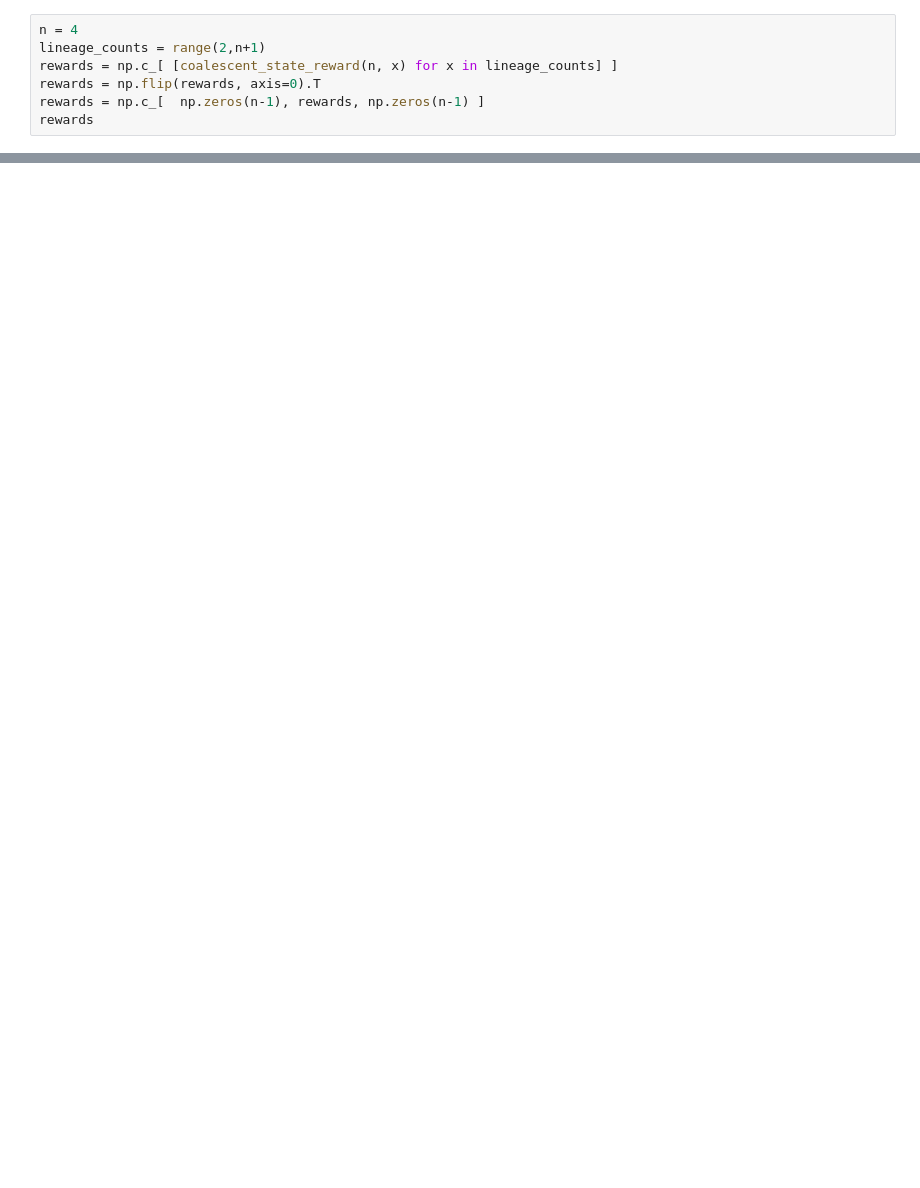
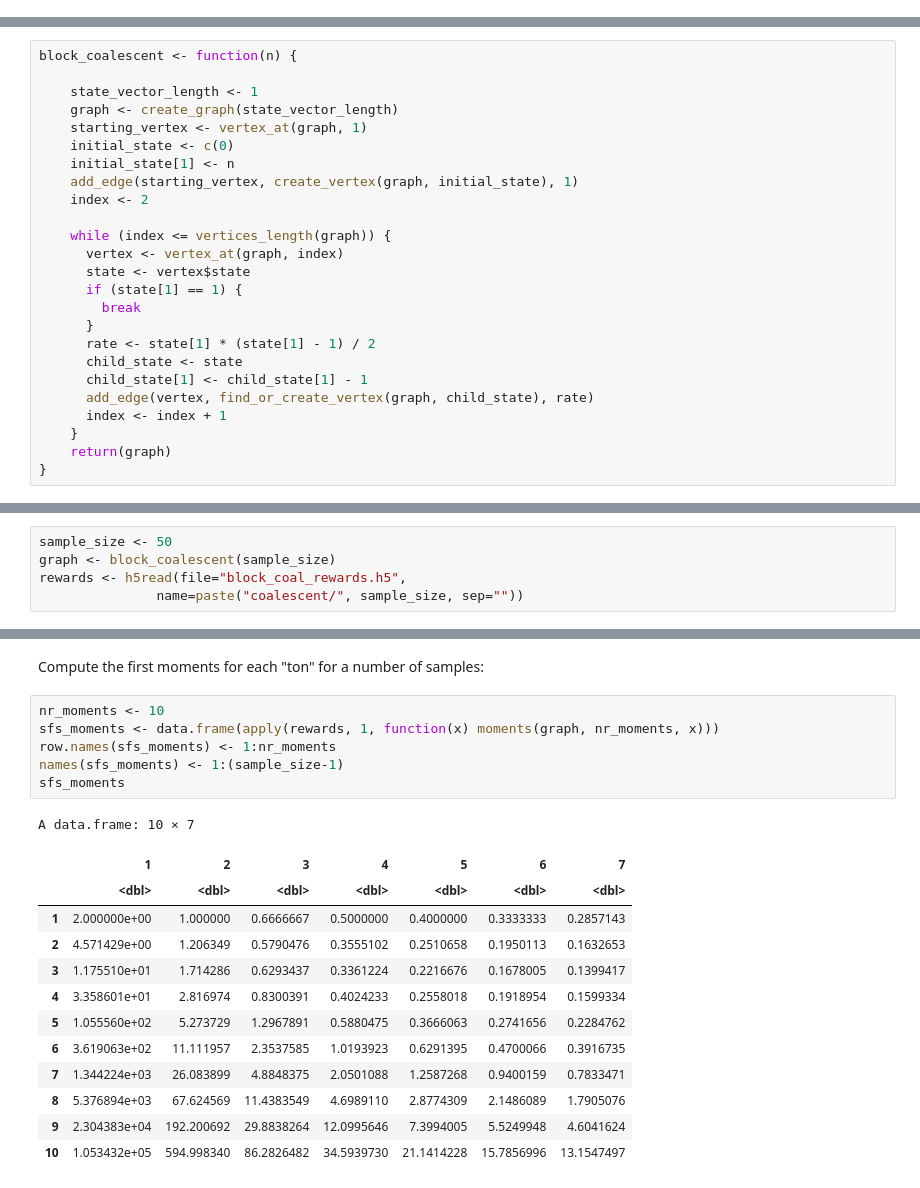
Before and after one commit to munch-group/phase-type-distributions, a Jupyter notebook: notebooks/python_notebooks/partitions.ipynb, the cells around one changed output, grey strips where cells are left out. Saved outputs shown, nothing was run; the diff lists cells and outputs as text; blank space fills up the shorter version.

```diff
--- a/notebooks/python_notebooks/partitions.ipynb
+++ b/notebooks/python_notebooks/partitions.ipynb
@@ -80,7 +0,0 @@ array([2., 1., 0.])
-# %%
-n = 4
-lineage_counts = range(2,n+1)
-rewards = np.c_[ [coalescent_state_reward(n, x) for x in lineage_counts] ]
-rewards = np.flip(rewards, axis=0).T
-rewards = np.c_[  np.zeros(n-1), rewards, np.zeros(n-1) ]
-rewards
@@ -334,0 +113,25 @@ list(permutations(p))
+# %%
+block_coalescent <- function(n) {
+
+    state_vector_length <- 1
+    graph <- create_graph(state_vector_length)
+    starting_vertex <- vertex_at(graph, 1)
+    initial_state <- c(0)
+    initial_state[1] <- n
+    add_edge(starting_vertex, create_vertex(graph, initial_state), 1)
+    index <- 2
+
+    while (index <= vertices_length(graph)) {
+      vertex <- vertex_at(graph, index)
+      state <- vertex$state
+      if (state[1] == 1) {
+        break
+      }
+      rate <- state[1] * (state[1] - 1) / 2
+      child_state <- state
+      child_state[1] <- child_state[1] - 1
+      add_edge(vertex, find_or_create_vertex(graph, child_state), rate)
+      index <- index + 1
+    }
+    return(graph)
+}
@@ -334,0 +338,5 @@ list(permutations(p))
+# %%
+sample_size <- 50
+graph <- block_coalescent(sample_size)
+rewards <- h5read(file="block_coal_rewards.h5",
+               name=paste("coalescent/", sample_size, sep=""))
@@ -334,0 +355,22 @@ list(permutations(p))
+# %% [markdown]
+Compute the first moments for each "ton" for a number of samples:
+# %%
+nr_moments <- 10
+sfs_moments <- data.frame(apply(rewards, 1, function(x) moments(graph, nr_moments, x)))
+row.names(sfs_moments) <- 1:nr_moments
+names(sfs_moments) <- 1:(sample_size-1)
+sfs_moments
+# %% [output]
+A data.frame: 10 × 7
+|  | 1 | 2 | 3 | 4 | 5 | 6 | 7 |
+|  | <dbl> | <dbl> | <dbl> | <dbl> | <dbl> | <dbl> | <dbl> |
+| 1 | 2.000000e+00 | 1.000000 | 0.6666667 | 0.5000000 | 0.4000000 | 0.3333333 | 0.2857143 |
+| 2 | 4.571429e+00 | 1.206349 | 0.5790476 | 0.3555102 | 0.2510658 | 0.1950113 | 0.1632653 |
+| 3 | 1.175510e+01 | 1.714286 | 0.6293437 | 0.3361224 | 0.2216676 | 0.1678005 | 0.1399417 |
+| 4 | 3.358601e+01 | 2.816974 | 0.8300391 | 0.4024233 | 0.2558018 | 0.1918954 | 0.1599334 |
+| 5 | 1.055560e+02 | 5.273729 | 1.2967891 | 0.5880475 | 0.3666063 | 0.2741656 | 0.2284762 |
+| 6 | 3.619063e+02 | 11.111957 | 2.3537585 | 1.0193923 | 0.6291395 | 0.4700066 | 0.3916735 |
+| 7 | 1.344224e+03 | 26.083899 | 4.8848375 | 2.0501088 | 1.2587268 | 0.9400159 | 0.7833471 |
+| 8 | 5.376894e+03 | 67.624569 | 11.4383549 | 4.6989110 | 2.8774309 | 2.1486089 | 1.7905076 |
+| 9 | 2.304383e+04 | 192.200692 | 29.8838264 | 12.0995646 | 7.3994005 | 5.5249948 | 4.6041624 |
+| 10 | 1.053432e+05 | 594.998340 | 86.2826482 | 34.5939730 | 21.1414228 | 15.7856996 | 13.1547497 |
```
Also changed, not shown: parts of 68 cells of this notebook, 3 other files.
